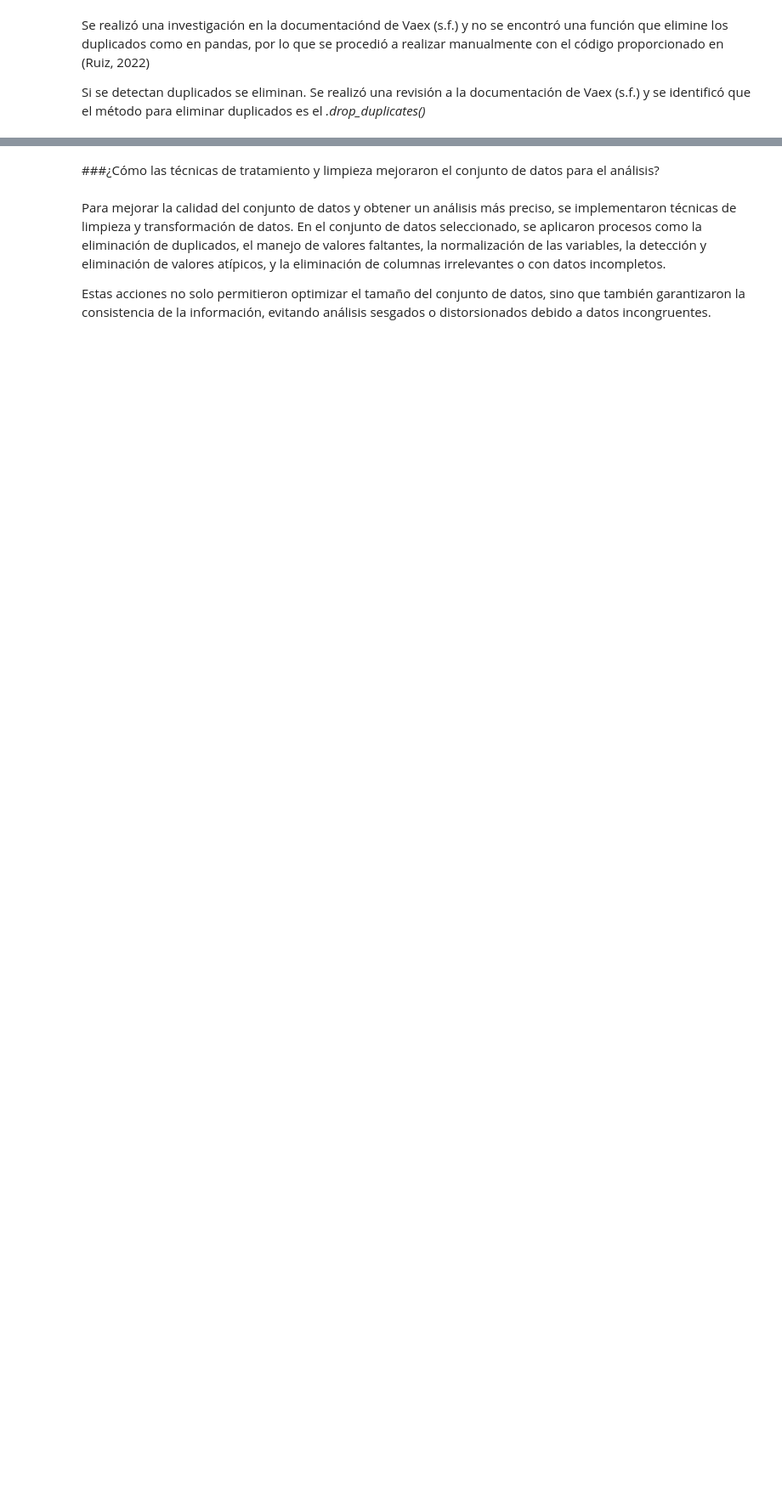
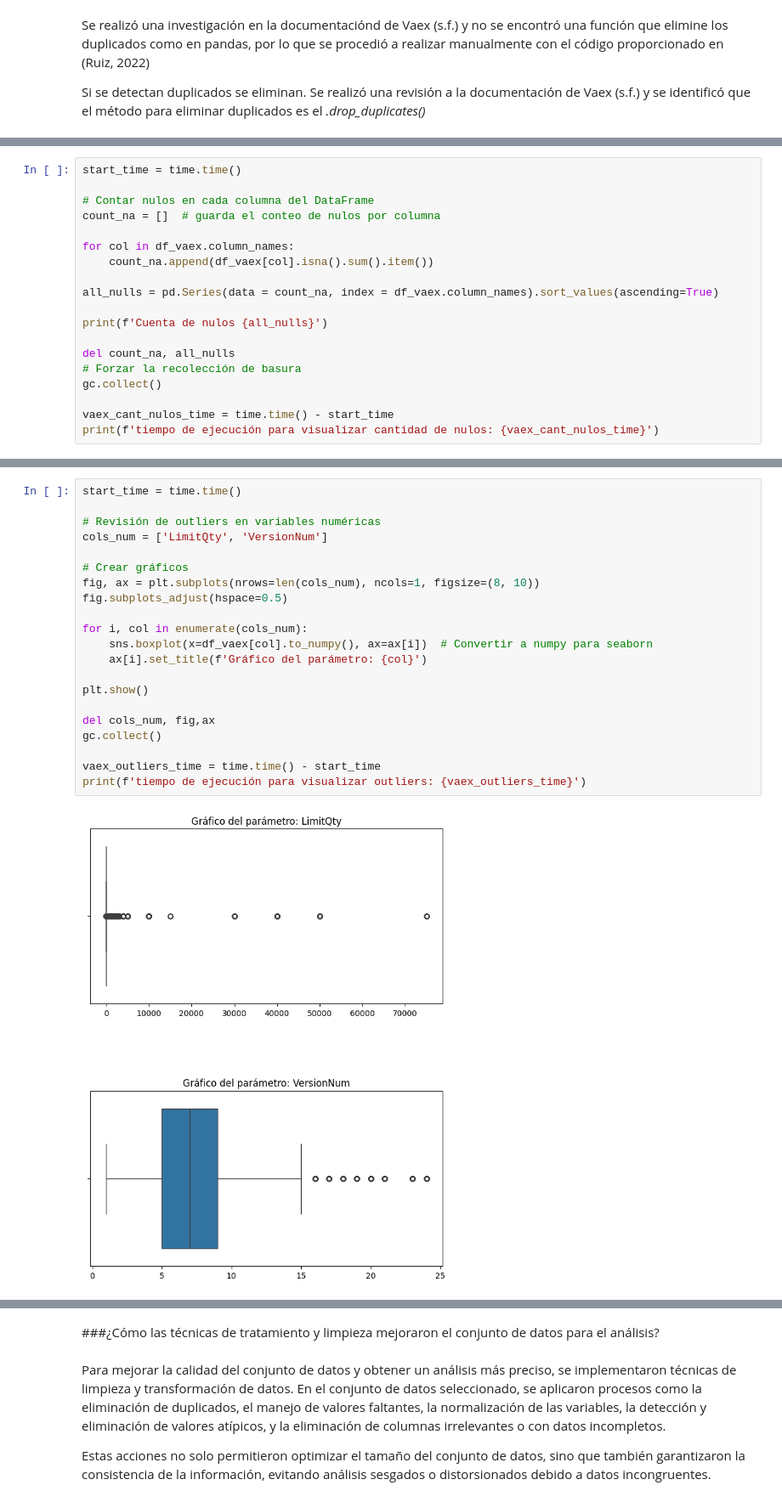
Before and after one commit to calerovillalobos10/Veax-vs-Pandas-Limpieza_Transf_Data-, a Jupyter notebook: Tarea_PF3347.ipynb, the cells around one changed output, grey strips where cells are left out. Shown at 85% size. Cells and saved outputs as stored; diff of their text form; blank space fills up the shorter version.

```diff
--- a/Tarea_PF3347.ipynb
+++ b/Tarea_PF3347.ipynb
@@ -804,0 +873,19 @@ TypeError: DataFrame.unique() missing 1 required positional argument: 'expressio
+# %%
+start_time = time.time()
+
+# Contar nulos en cada columna del DataFrame
+count_na = []  # guarda el conteo de nulos por columna
+
+for col in df_vaex.column_names:
+    count_na.append(df_vaex[col].isna().sum().item())
+
+all_nulls = pd.Series(data = count_na, index = df_vaex.column_names).sort_values(ascending=True)
+
+print(f'Cuenta de nulos {all_nulls}')
+
+del count_na, all_nulls
+# Forzar la recolección de basura
+gc.collect()
+
+vaex_cant_nulos_time = time.time() - start_time
+print(f'tiempo de ejecución para visualizar cantidad de nulos: {vaex_cant_nulos_time}')
@@ -804,0 +958,23 @@ TypeError: DataFrame.unique() missing 1 required positional argument: 'expressio
+# %%
+start_time = time.time()
+
+# Revisión de outliers en variables numéricas
+cols_num = ['LimitQty', 'VersionNum']
+
+# Crear gráficos
+fig, ax = plt.subplots(nrows=len(cols_num), ncols=1, figsize=(8, 10))
+fig.subplots_adjust(hspace=0.5)
+
+for i, col in enumerate(cols_num):
+    sns.boxplot(x=df_vaex[col].to_numpy(), ax=ax[i])  # Convertir a numpy para seaborn
+    ax[i].set_title(f'Gráfico del parámetro: {col}')
+
+plt.show()
+
+del cols_num, fig,ax
+gc.collect()
+
+vaex_outliers_time = time.time() - start_time
+print(f'tiempo de ejecución para visualizar outliers: {vaex_outliers_time}')
+# %% [output]
+[figure, added]
```
Also changed, not shown: parts of 84 cells of this notebook.
